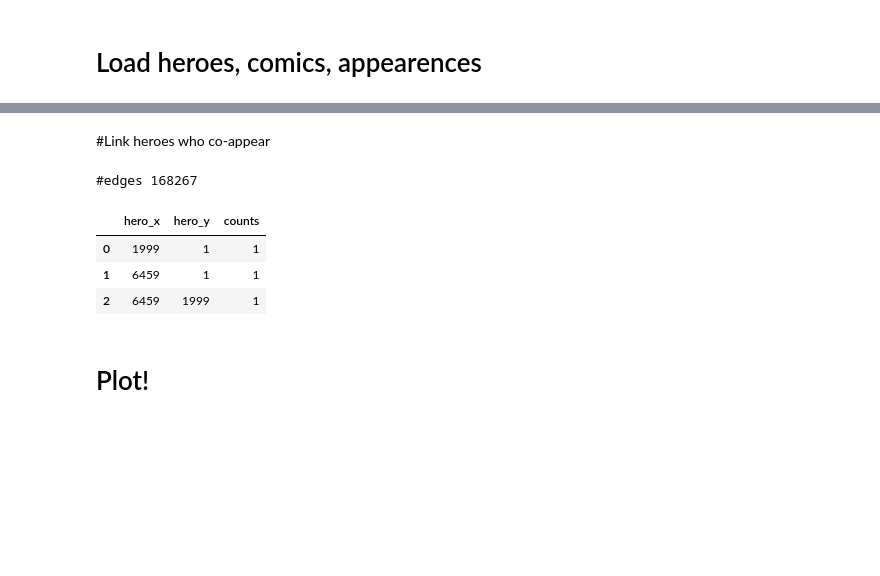
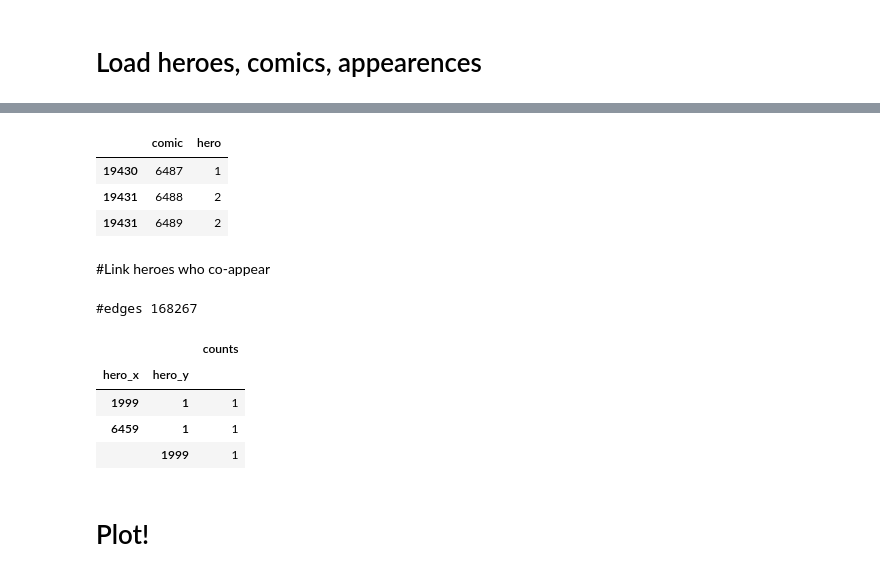
Before and after one commit to graphistry/pygraphistry, a Jupyter notebook: demos/more_examples/simple/MarvelTutorial.ipynb, the cells around one changed output, grey strips where cells are left out. Saved outputs shown, nothing was run; the diff lists cells and outputs as text; code cells hidden in the pictures; blank space fills up the shorter version.

```diff
--- a/demos/more_examples/simple/MarvelTutorial.ipynb
+++ b/demos/more_examples/simple/MarvelTutorial.ipynb
@@ -65,0 +31,8 @@ appearences[:3]
+# %%
+#comics_path = 'https://raw.githubusercontent.com/graphistry/pygraphistry/master/demos/data/comics.txt'
+comics_path = '../../data/comics.txt'
+
+comics = pd.read_csv(comics_path, encoding='unicode_escape', names=['comic_name'])
+comics['comic_id'] = comics['comic_name'].str.extract(r'Vertex ([0-9]+):')
+comics['comic_name'] = comics['comic_name'].str.extract(r'Vertex [0-9]+: (.*)')
+comics
@@ -66,24 +53,44 @@ appearences[:3]
+# %%
+#appearances_path = 'https://raw.githubusercontent.com/graphistry/pygraphistry/master/demos/data/appearances.txt'
+appearances_path = '../../data/appearances.txt'
+
+appearances = pd.read_csv(appearances_path, encoding='unicode_escape', names=['comic'])
+appearances = appearances[len(heroes) + len(comics) + 2:]
+appearances['hero'] = appearances.comic.str.extract(r'^([0-9]+) ')
+appearances['comic'] = appearances.comic.str.extract(r'^[0-9]+ (.*)')
+appearances['comic'] = appearances.comic.apply(lambda s: s.split(' '))
+appearances = appearances.explode('comic')
+appearances[:3]
+# %% [output]
+|  | comic | hero |
+| 19430 | 6487 | 1 |
+| 19431 | 6488 | 2 |
+| 19431 | 6489 | 2 |
 # %% [markdown]
 #Link heroes who co-appear
 # %%
 # You may need to install numexpr: pip install numexpr
-coappearences = \
-    appearences\
-        .merge(appearences, on='comic')\
-        .merge(comics, left_on='comic', right_on='comic_id')\
-        [['hero_x', 'hero_y']]\
+coappearances = (
+    appearances
+        .merge(appearances, on='comic')
+        .merge(comics, left_on='comic', right_on='comic_id')
+        [['hero_x', 'hero_y']]
         .query('hero_x > hero_y')
-unique_coappearences = coappearences.drop_duplicates(['hero_x', 'hero_y']).set_index(['hero_x', 'hero_y'])
-unique_coappearences['counts'] = coappearences.groupby(['hero_x', 'hero_y']).size()
-unique_coappearences = unique_coappearences.reset_index()
-print('#edges', len(unique_coappearences))
-unique_coappearences[:3]
+)
+
+unique_coappearances = coappearances.drop_duplicates(['hero_x', 'hero_y']).set_index(['hero_x', 'hero_y'])
+unique_coappearances['counts'] = coappearances.groupby(['hero_x', 'hero_y']).size()
+unique_coappearences = unique_coappearances.reset_index()
+
+print('#edges', len(unique_coappearances))
+unique_coappearances[:3]
 # %% [output]
 #edges 168267
-|  | hero_x | hero_y | counts |
-| 0 | 1999 | 1 | 1 |
-| 1 | 6459 | 1 | 1 |
-| 2 | 6459 | 1999 | 1 |
+|  |  | counts |
+| hero_x | hero_y |  |
+| 1999 | 1 | 1 |
+| 6459 | 1 | 1 |
+|  | 1999 | 1 |
 # %% [markdown]
 # Plot!
 # %%
```
Also changed, not shown: parts of 32 cells of this notebook, 14 other files.
